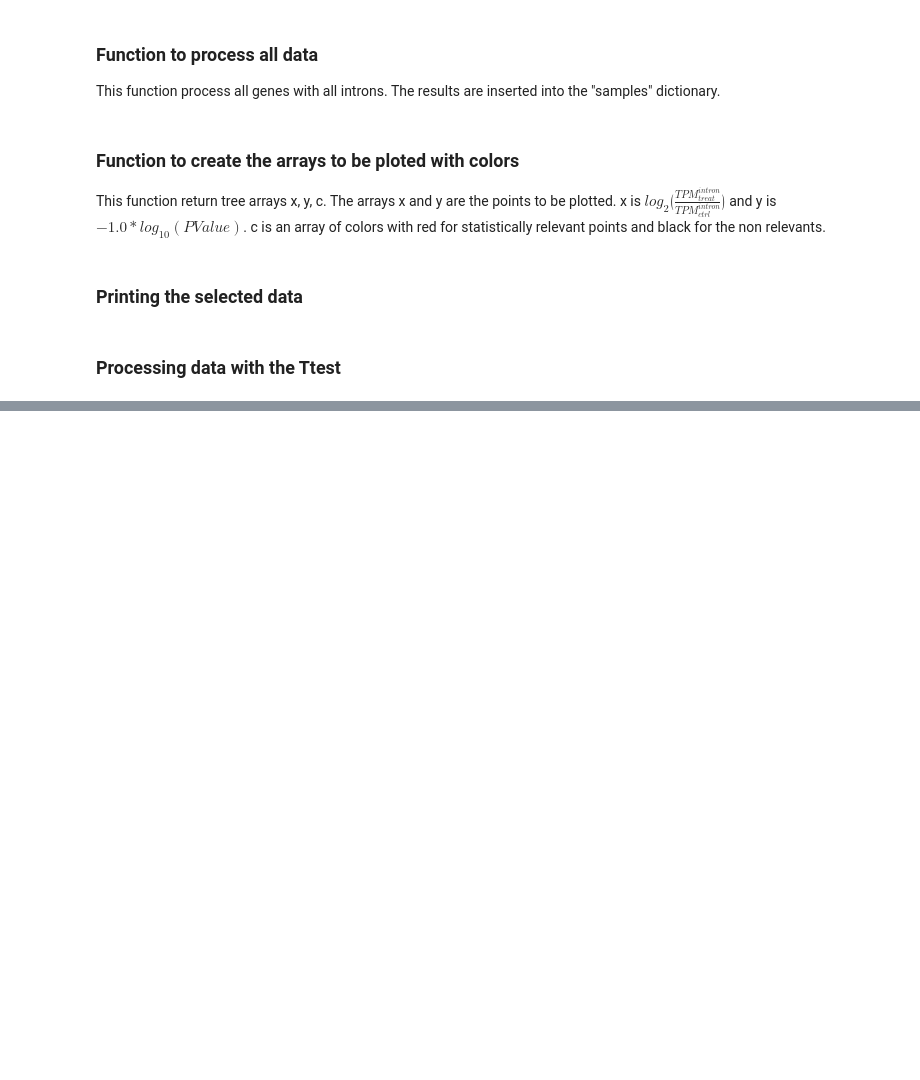
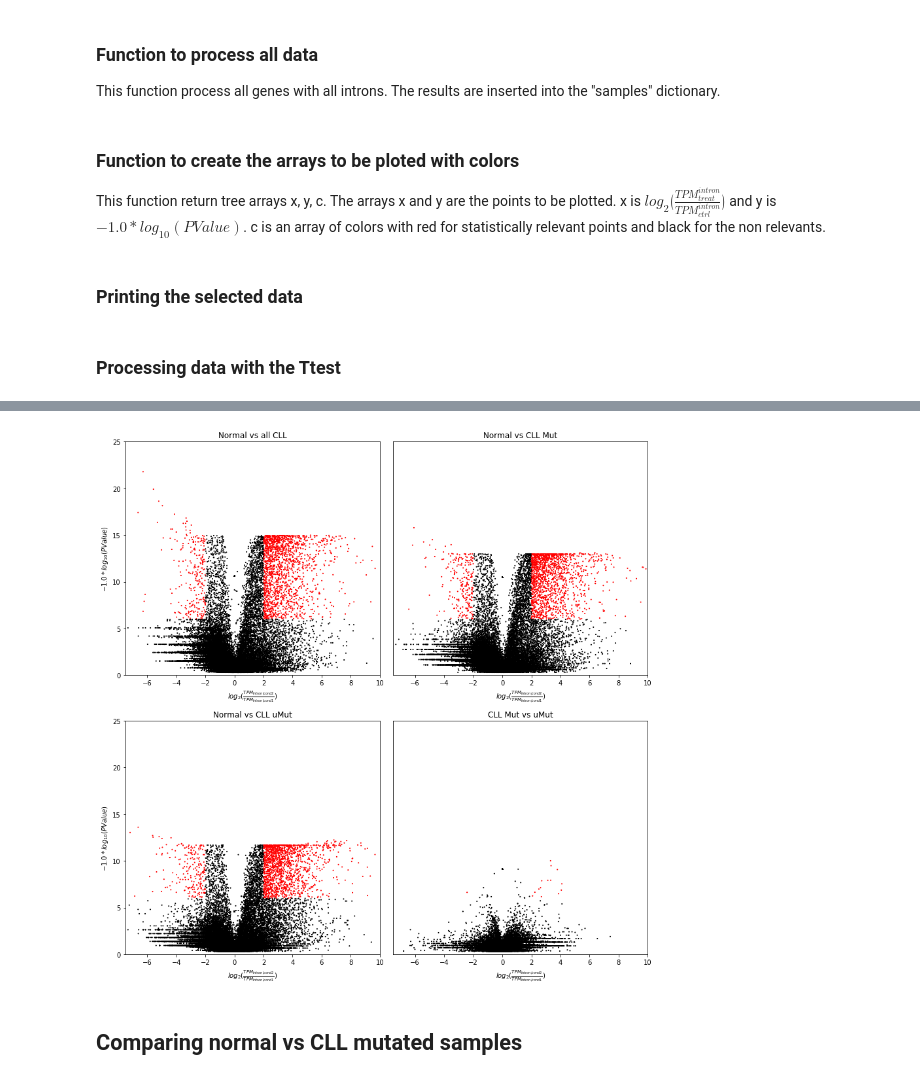
Before and after one commit to r78v10a07/diffexpIR-notebook, a Jupyter notebook: docs/CLL EGAR Data.ipynb, the cells around one changed output, grey strips where cells are left out. Saved outputs shown, nothing was run; the diff lists cells and outputs as text; code cells hidden in the pictures; blank space fills up the shorter version.

```diff
--- a/docs/CLL EGAR Data.ipynb
+++ b/docs/CLL EGAR Data.ipynb
@@ -421,0 +445,10 @@ plt.show()
+# %%
+s = [{'data': sample_data, 'title': 'Normal vs all CLL', 'outfile':'diff_exp_intron_retained_mannwhitneyu.txt'},
+     {'data': samples_data_1, 'title': 'Normal vs CLL Mut', 'outfile':'diff_exp_intron_retained_mannwhitneyu_nbc_mut.txt'},
+     {'data': samples_data_2, 'title': 'Normal vs CLL uMut', 'outfile':'diff_exp_intron_retained_mannwhitneyu_nbc_unm.txt'},
+     {'data': samples_data_3, 'title': 'CLL Mut vs uMut', 'outfile':'diff_exp_intron_retained_mannwhitneyu_mut_unm.txt'}]
+perform_calculation(s, 'mannwhitneyu', -1.0, 1E-6, [-7.5, 10.0, 0, 25])
+# %% [output]
+[figure, added]
+# %% [markdown]
+## Comparing normal vs CLL mutated samples
```
Also changed, not shown: parts of 17 cells of this notebook, 2 other files.
